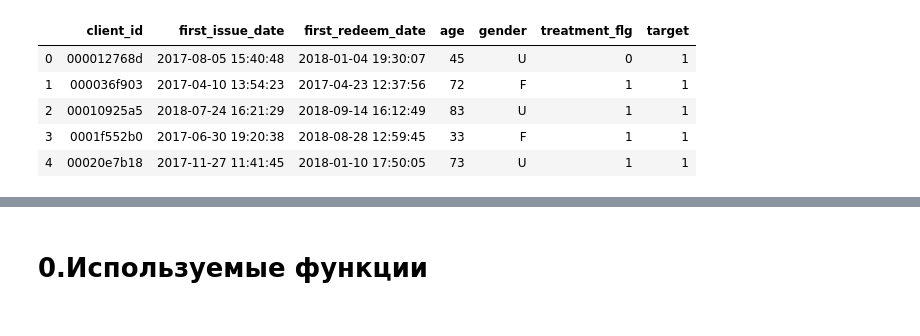
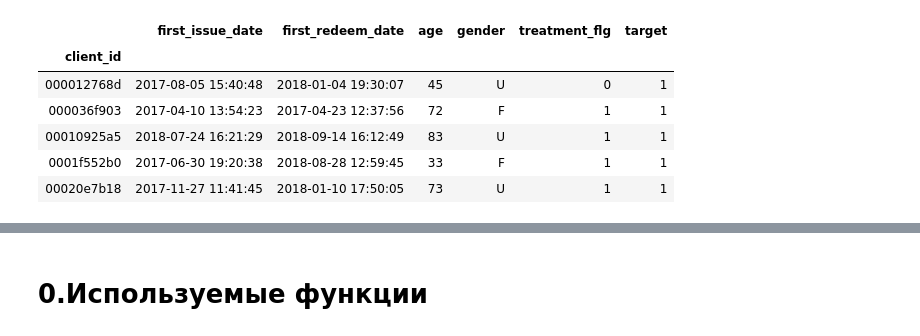
Before and after one commit to doksketch/call-you-maybe, a Jupyter notebook: sandbox/00_baseline.ipynb, the cells around one changed output, grey strips where cells are left out. Cells and saved outputs as stored; diff of their text form; code cells hidden in the pictures.

```diff
--- a/sandbox/00_baseline.ipynb
+++ b/sandbox/00_baseline.ipynb
@@ -16,12 +18,13 @@ warnings.filterwarnings('ignore')
 # %%
 path = 'E:/retailhero-uplift/data'
 # %%
-uplift = pd.read_csv(path + '/train.csv', encoding='utf-8')
+uplift = pd.read_csv(path + '/train.csv', encoding='utf-8', index_col='client_id')
 uplift.head()
 # %% [output]
-|  | client_id | first_issue_date | first_redeem_date | age | gender | treatment_flg | target |
-| 0 | 000012768d | 2017-08-05 15:40:48 | 2018-01-04 19:30:07 | 45 | U | 0 | 1 |
-| 1 | 000036f903 | 2017-04-10 13:54:23 | 2017-04-23 12:37:56 | 72 | F | 1 | 1 |
-| 2 | 00010925a5 | 2018-07-24 16:21:29 | 2018-09-14 16:12:49 | 83 | U | 1 | 1 |
-| 3 | 0001f552b0 | 2017-06-30 19:20:38 | 2018-08-28 12:59:45 | 33 | F | 1 | 1 |
-| 4 | 00020e7b18 | 2017-11-27 11:41:45 | 2018-01-10 17:50:05 | 73 | U | 1 | 1 |
+|  | first_issue_date | first_redeem_date | age | gender | treatment_flg | target |
+| client_id |  |  |  |  |  |  |
+| 000012768d | 2017-08-05 15:40:48 | 2018-01-04 19:30:07 | 45 | U | 0 | 1 |
+| 000036f903 | 2017-04-10 13:54:23 | 2017-04-23 12:37:56 | 72 | F | 1 | 1 |
+| 00010925a5 | 2018-07-24 16:21:29 | 2018-09-14 16:12:49 | 83 | U | 1 | 1 |
+| 0001f552b0 | 2017-06-30 19:20:38 | 2018-08-28 12:59:45 | 33 | F | 1 | 1 |
+| 00020e7b18 | 2017-11-27 11:41:45 | 2018-01-10 17:50:05 | 73 | U | 1 | 1 |
```
Also changed, not shown: parts of 17 cells of this notebook.
